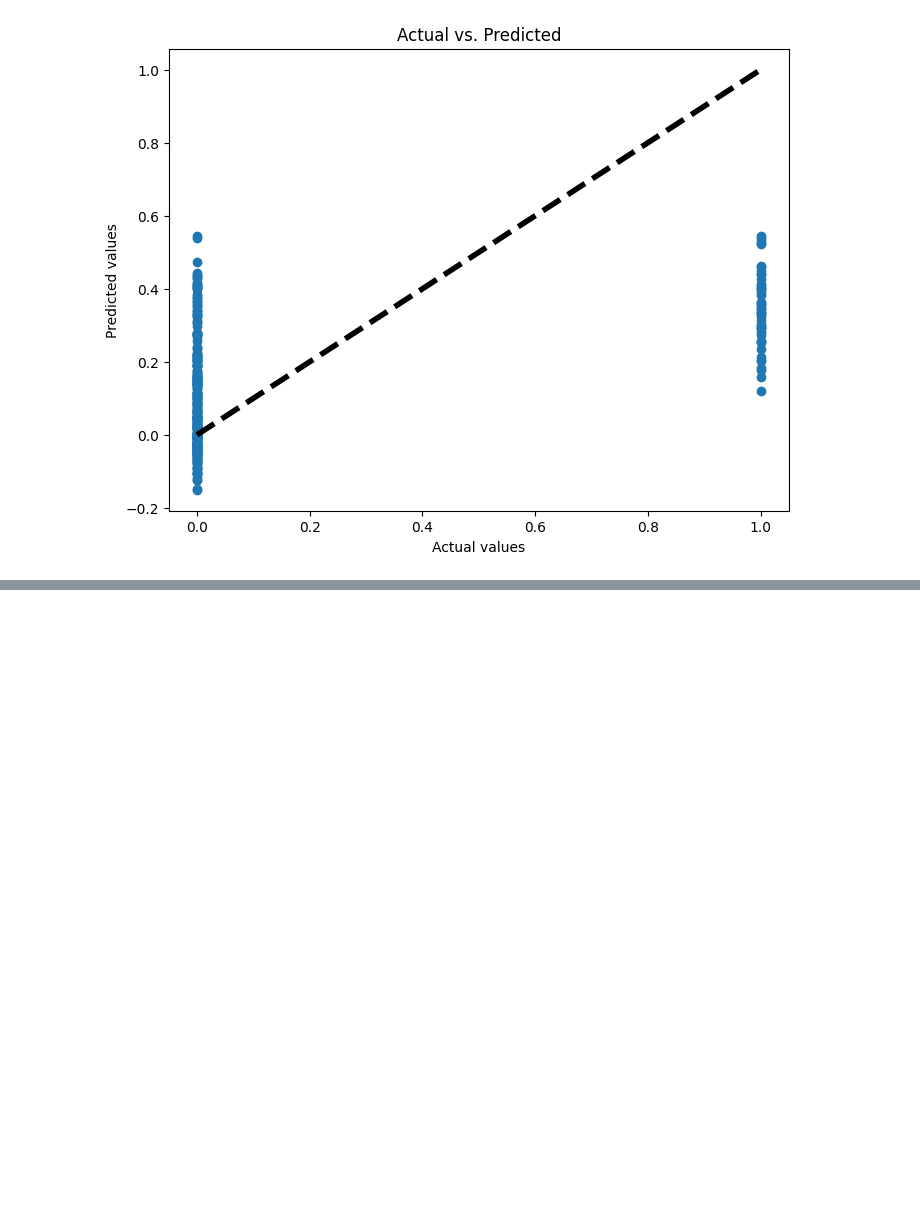
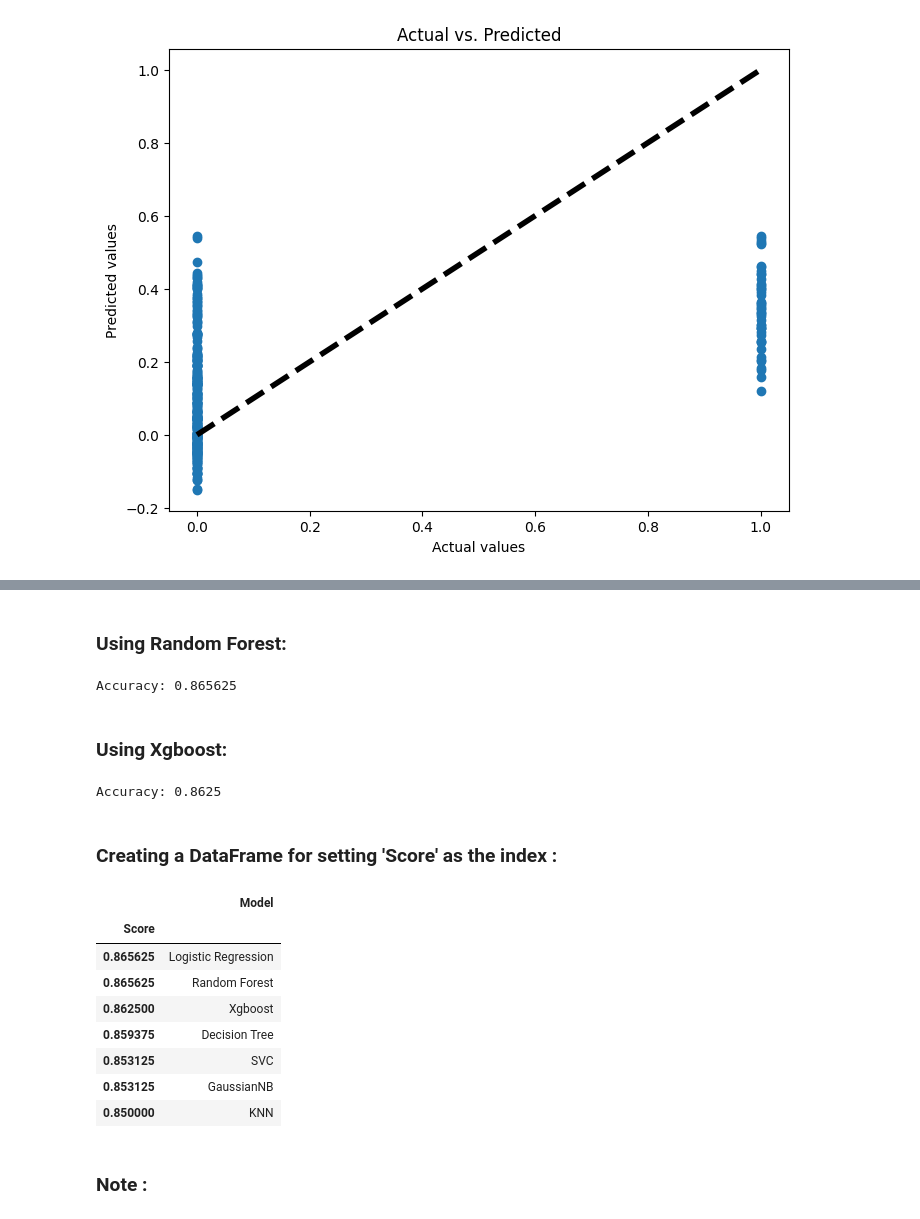
Before and after one commit to farshidhesami/machine_learning_01, a Jupyter notebook: research/Experiment.ipynb, the cells around one changed output, grey strips where cells are left out. Saved outputs shown, nothing was run; the diff lists cells and outputs as text; code cells hidden in the pictures; blank space fills up the shorter version.

```diff
--- a/research/Experiment.ipynb
+++ b/research/Experiment.ipynb
@@ -341,0 +469,63 @@ r2 = 0.2584848818612535
+# %% [markdown]
+### Using Random Forest:
+# %%
+from sklearn.ensemble import RandomForestClassifier
+from sklearn.metrics import accuracy_score
+
+rfc = RandomForestClassifier( random_state=1, n_estimators=10, max_depth=3, criterion='gini', min_samples_split=2, min_samples_leaf=1, bootstrap=True)
+
+rfc.fit(X_train, y_train)
+
+y_pred = rfc.predict(X_test)
+
+print("Accuracy:", accuracy_score(y_test, y_pred))
+# %% [output]
+Accuracy: 0.865625
+# %% [markdown]
+### Using Xgboost:
+# %%
+import xgboost as xgb
+from sklearn.metrics import accuracy_score
+
+
+xg_clf = xgb.XGBClassifier( learning_rate=0.1, max_depth=3, n_estimators=10, seed=42, verbosity=1, objective='binary:logistic')
+
+xg_clf.fit(X_train, y_train)
+
+y_pred = xg_clf.predict(X_test)
+
+print("Accuracy:", accuracy_score(y_test, y_pred))
+# %% [output]
+Accuracy: 0.8625
+# %% [markdown]
+### Creating a DataFrame for setting 'Score' as the index :
+# %%
+import pandas as pd
+
+# List of dictionaries, each representing a model and its score
+models = [
+    {'Model': 'Logistic Regression', 'Score': 0.865625},
+    {'Model': 'KNN', 'Score':  0.85},
+    {'Model': 'SVC', 'Score': 0.853125},
+    {'Model': 'Decision Tree', 'Score': 0.859375},
+    {'Model': 'GaussianNB', 'Score': 0.853125},
+    {'Model': 'Random Forest', 'Score': 0.865625},
+    {'Model': 'Xgboost', 'Score': 0.8625}
+]
+
+results = pd.DataFrame(models)
+result_df = results.sort_values(by='Score', ascending=False).set_index('Score')
+
+result_df
+# %% [output]
+|  | Model |
+| Score |  |
+| 0.865625 | Logistic Regression |
+| 0.865625 | Random Forest |
+| 0.862500 | Xgboost |
+| 0.859375 | Decision Tree |
+| 0.853125 | SVC |
+| 0.853125 | GaussianNB |
+| 0.850000 | KNN |
+# %% [markdown]
+### Note :
```
Also changed, not shown: parts of 14 cells of this notebook, 1 other file.
